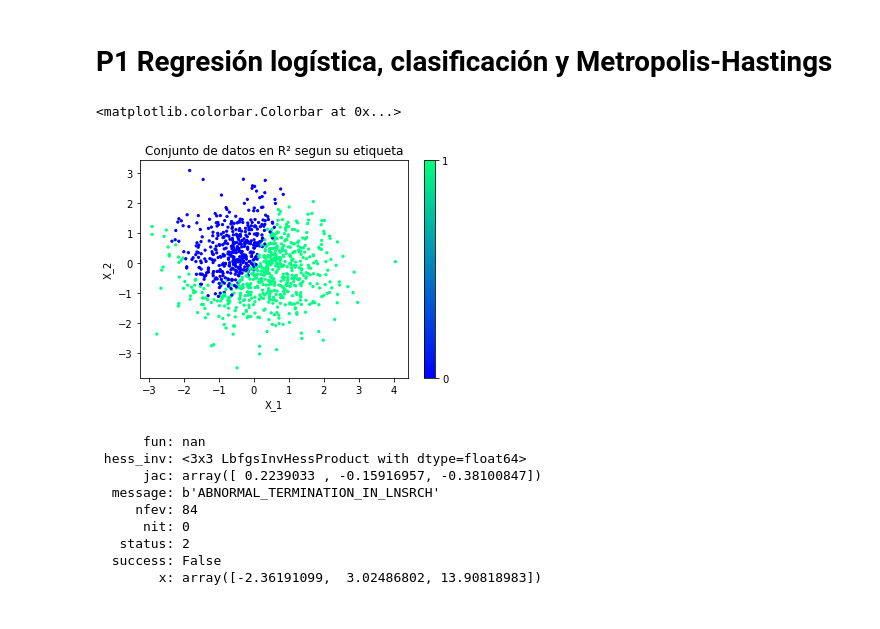
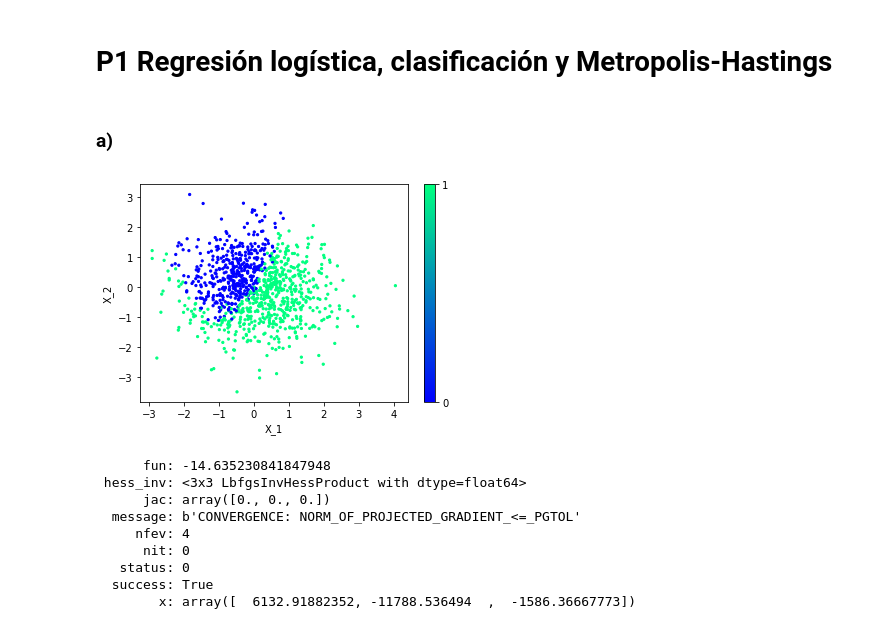
Before and after one commit to martinKindall/aprendizaje_probabilistico_uchile, a Jupyter notebook: Tarea3/tarea3_martin_cornejo.ipynb, the cells around one changed output. Saved outputs shown, nothing was run; the diff lists cells and outputs as text; code cells hidden in the pictures.

Commit message:
Se logro hacer converger correctamente el optimizador agregando un parametro para estabilizar el logaritmo (que no tuviera log de 0), para eso se le sumo al argumento del logaritmo un epsilon

```diff
--- a/Tarea3/tarea3_martin_cornejo.ipynb
+++ b/Tarea3/tarea3_martin_cornejo.ipynb
@@ -18,49 +18,53 @@ import matplotlib as mpl
 import pdb
 # %% [markdown]
 # P1 Regresión logística, clasificación y Metropolis-Hastings
+# %% [markdown]
+### a)
 # %%
 data = np.loadtxt('datosT3_.txt', delimiter=',')
 x_input = np.array((data[0], data[1])).T
 labels = np.array(data[2])
 
 clase = list(map(lambda x: x == 1, labels))
 
 plt.scatter(x_input[:,0], x_input[:,1], s=5, c=clase, cmap='winter')
-plt.title(u"Conjunto de datos en R² segun su etiqueta")
+#plt.title(u"Conjunto de datos en R² segun su etiqueta")
 plt.xlabel(u"X_1")
 plt.ylabel(u"X_2")
 plt.colorbar(ticks=[0, 1])
+plt.savefig('labeled_data.pdf')
 # %% [output]
-<matplotlib.colorbar.Colorbar at 0x...>
-[figure, old version]
+[figure, new version]
 # %%
+epsilon = 0.0000001
+
 def cost_func(theta, x, y):
     a_param = np.multiply(np.dot(x, theta), -1)
     sigmoid_res = np.reciprocal(np.add(np.exp(a_param), 1))
 
-    return np.sum(
+    cross_entropy_res = np.sum(
         np.add(
             np.multiply(
                 y,
-                np.log(sigmoid_res)),
+                np.log(sigmoid_res + epsilon)),
             np.multiply(
                 np.subtract(1, y),
-                np.log(np.subtract(1, sigmoid_res)))))/1000
+                np.log(np.subtract(1, sigmoid_res) + epsilon))))/1000
 
-x_tilda = np.array((data[0], data[1], np.ones(len(labels)))).T
-theta_1 = [-2.36191099,  3.02486802, 13.90818983]
+    return cross_entropy_res
+
+x_tilda = np.array((data[1], data[0], np.ones(len(labels)))).T
+theta_1 = [6132.91882352, -11788.536494  ,  -1586.36667773]
 cost_func(theta_1, x_tilda, labels)
 
 opt.minimize(cost_func, theta_1, args=(x_tilda, labels), method='L-BFGS-B', tol=1e-9)
-
-#True
 # %% [output]
-      fun: nan
+      fun: -14.635230841847948
  hess_inv: <3x3 LbfgsInvHessProduct with dtype=float64>
-      jac: array([ 0.2239033 , -0.15916957, -0.38100847])
-  message: b'ABNORMAL_TERMINATION_IN_LNSRCH'
-     nfev: 84
+      jac: array([0., 0., 0.])
+  message: b'CONVERGENCE: NORM_OF_PROJECTED_GRADIENT_<=_PGTOL'
+     nfev: 4
       nit: 0
-   status: 2
-  success: False
-        x: array([-2.36191099,  3.02486802, 13.90818983])
+   status: 0
+  success: True
+        x: array([  6132.91882352, -11788.536494  ,  -1586.36667773])
```
Also changed, not shown: parts of 2 cells of this notebook.
